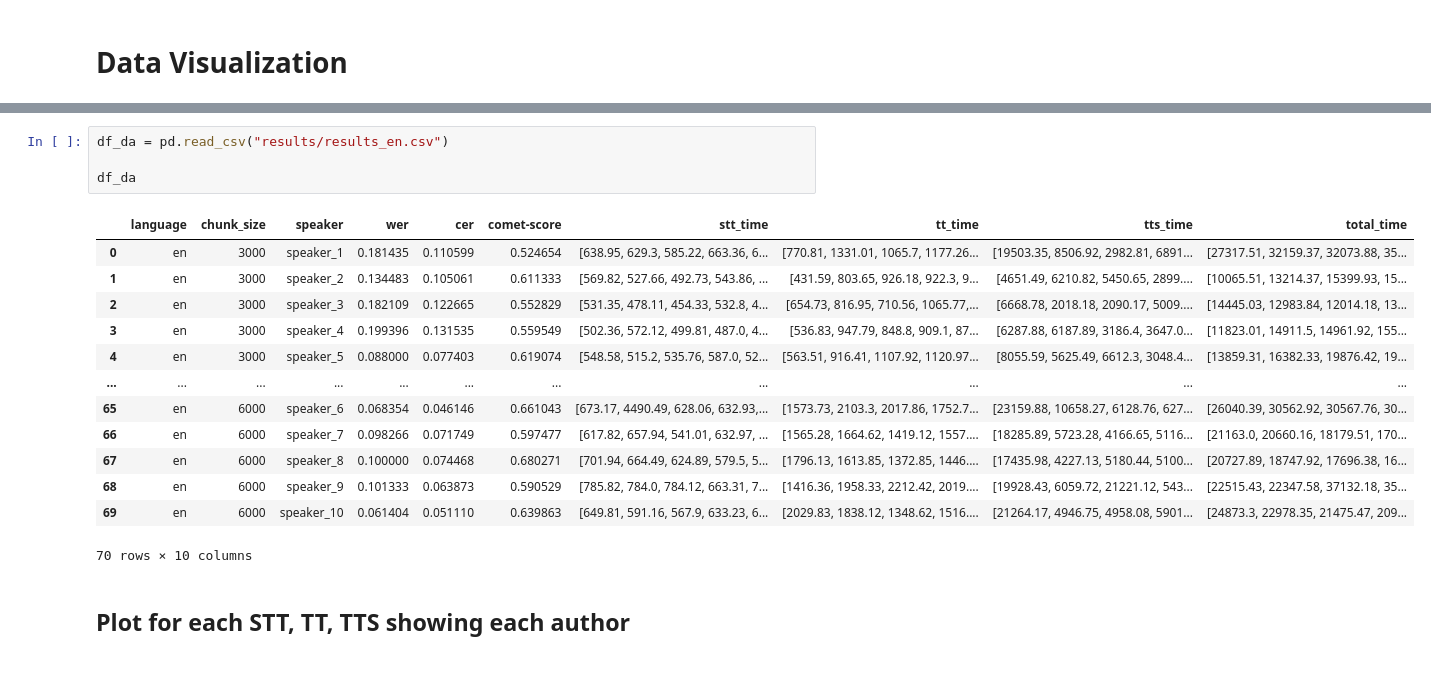
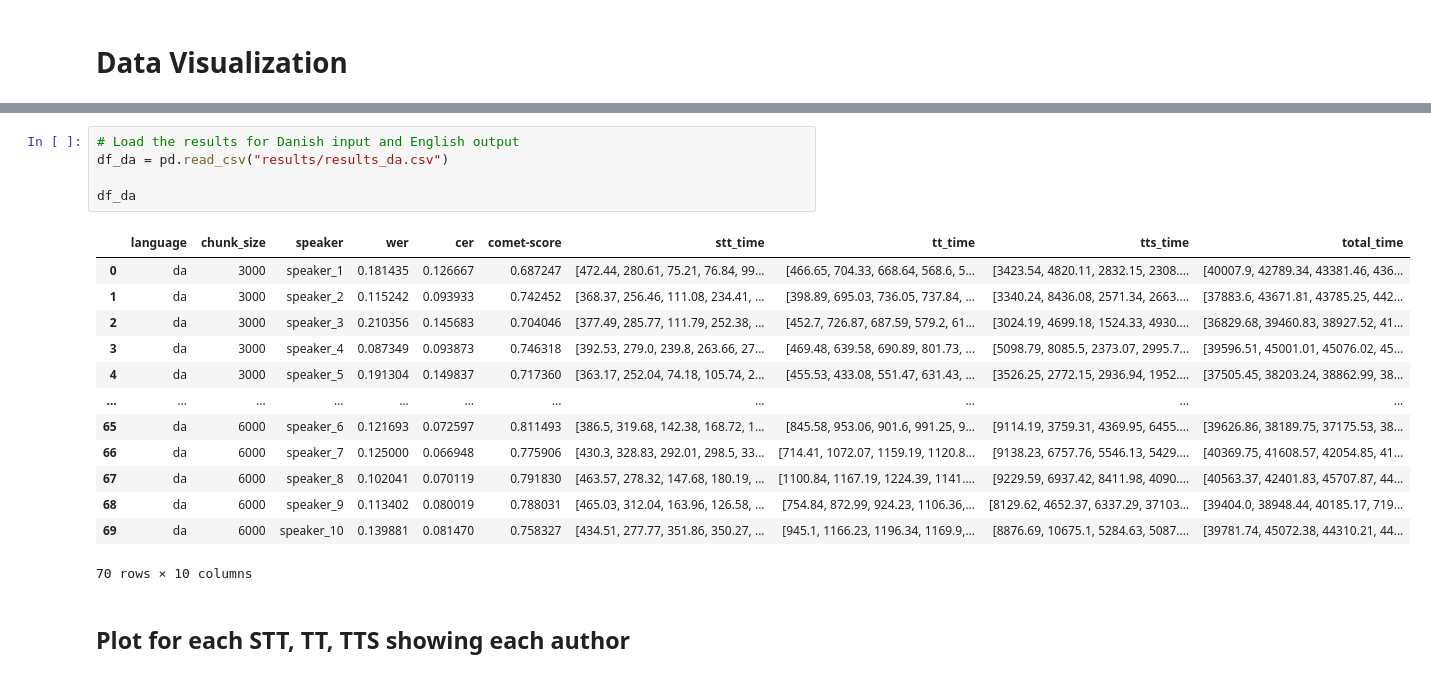
Before and after one commit to claralb2002/AI-Based-Video-dubbing, a Jupyter notebook: processing_results.ipynb, the cells around one changed output, grey strips where cells are left out. Cells and saved outputs as stored; diff of their text form.

```diff
--- a/processing_results.ipynb
+++ b/processing_results.ipynb
@@ -185,21 +193,22 @@ df_en
 70 rows × 10 columns
 # %%
-df_da = pd.read_csv("results/results_en.csv")
+# Load the results for Danish input and English output
+df_da = pd.read_csv("results/results_da.csv")
 
 df_da
 # %% [output]
 |  | language | chunk_size | speaker | wer | cer | comet-score | stt_time | tt_time | tts_time | total_time |
-| 0 | en | 3000 | speaker_1 | 0.181435 | 0.110599 | 0.524654 | [638.95, 629.3, 585.22, 663.36, 6... | [770.81, 1331.01, 1065.7, 1177.26... | [19503.35, 8506.92, 2982.81, 6891... | [27317.51, 32159.37, 32073.88, 35... |
-| 1 | en | 3000 | speaker_2 | 0.134483 | 0.105061 | 0.611333 | [569.82, 527.66, 492.73, 543.86, ... | [431.59, 803.65, 926.18, 922.3, 9... | [4651.49, 6210.82, 5450.65, 2899.... | [10065.51, 13214.37, 15399.93, 15... |
-| 2 | en | 3000 | speaker_3 | 0.182109 | 0.122665 | 0.552829 | [531.35, 478.11, 454.33, 532.8, 4... | [654.73, 816.95, 710.56, 1065.77,... | [6668.78, 2018.18, 2090.17, 5009.... | [14445.03, 12983.84, 12014.18, 13... |
-| 3 | en | 3000 | speaker_4 | 0.199396 | 0.131535 | 0.559549 | [502.36, 572.12, 499.81, 487.0, 4... | [536.83, 947.79, 848.8, 909.1, 87... | [6287.88, 6187.89, 3186.4, 3647.0... | [11823.01, 14911.5, 14961.92, 155... |
-| 4 | en | 3000 | speaker_5 | 0.088000 | 0.077403 | 0.619074 | [548.58, 515.2, 535.76, 587.0, 52... | [563.51, 916.41, 1107.92, 1120.97... | [8055.59, 5625.49, 6612.3, 3048.4... | [13859.31, 16382.33, 19876.42, 19... |
+| 0 | da | 3000 | speaker_1 | 0.181435 | 0.126667 | 0.687247 | [472.44, 280.61, 75.21, 76.84, 99... | [466.65, 704.33, 668.64, 568.6, 5... | [3423.54, 4820.11, 2832.15, 2308.... | [40007.9, 42789.34, 43381.46, 436... |
+| 1 | da | 3000 | speaker_2 | 0.115242 | 0.093933 | 0.742452 | [368.37, 256.46, 111.08, 234.41, ... | [398.89, 695.03, 736.05, 737.84, ... | [3340.24, 8436.08, 2571.34, 2663.... | [37883.6, 43671.81, 43785.25, 442... |
+| 2 | da | 3000 | speaker_3 | 0.210356 | 0.145683 | 0.704046 | [377.49, 285.77, 111.79, 252.38, ... | [452.7, 726.87, 687.59, 579.2, 61... | [3024.19, 4699.18, 1524.33, 4930.... | [36829.68, 39460.83, 38927.52, 41... |
+| 3 | da | 3000 | speaker_4 | 0.087349 | 0.093873 | 0.746318 | [392.53, 279.0, 239.8, 263.66, 27... | [469.48, 639.58, 690.89, 801.73, ... | [5098.79, 8085.5, 2373.07, 2995.7... | [39596.51, 45001.01, 45076.02, 45... |
+| 4 | da | 3000 | speaker_5 | 0.191304 | 0.149837 | 0.717360 | [363.17, 252.04, 74.18, 105.74, 2... | [455.53, 433.08, 551.47, 631.43, ... | [3526.25, 2772.15, 2936.94, 1952.... | [37505.45, 38203.24, 38862.99, 38... |
 | ... | ... | ... | ... | ... | ... | ... | ... | ... | ... | ... |
-| 65 | en | 6000 | speaker_6 | 0.068354 | 0.046146 | 0.661043 | [673.17, 4490.49, 628.06, 632.93,... | [1573.73, 2103.3, 2017.86, 1752.7... | [23159.88, 10658.27, 6128.76, 627... | [26040.39, 30562.92, 30567.76, 30... |
-| 66 | en | 6000 | speaker_7 | 0.098266 | 0.071749 | 0.597477 | [617.82, 657.94, 541.01, 632.97, ... | [1565.28, 1664.62, 1419.12, 1557.... | [18285.89, 5723.28, 4166.65, 5116... | [21163.0, 20660.16, 18179.51, 170... |
-| 67 | en | 6000 | speaker_8 | 0.100000 | 0.074468 | 0.680271 | [701.94, 664.49, 624.89, 579.5, 5... | [1796.13, 1613.85, 1372.85, 1446.... | [17435.98, 4227.13, 5180.44, 5100... | [20727.89, 18747.92, 17696.38, 16... |
-| 68 | en | 6000 | speaker_9 | 0.101333 | 0.063873 | 0.590529 | [785.82, 784.0, 784.12, 663.31, 7... | [1416.36, 1958.33, 2212.42, 2019.... | [19928.43, 6059.72, 21221.12, 543... | [22515.43, 22347.58, 37132.18, 35... |
-| 69 | en | 6000 | speaker_10 | 0.061404 | 0.051110 | 0.639863 | [649.81, 591.16, 567.9, 633.23, 6... | [2029.83, 1838.12, 1348.62, 1516.... | [21264.17, 4946.75, 4958.08, 5901... | [24873.3, 22978.35, 21475.47, 209... |
+| 65 | da | 6000 | speaker_6 | 0.121693 | 0.072597 | 0.811493 | [386.5, 319.68, 142.38, 168.72, 1... | [845.58, 953.06, 901.6, 991.25, 9... | [9114.19, 3759.31, 4369.95, 6455.... | [39626.86, 38189.75, 37175.53, 38... |
+| 66 | da | 6000 | speaker_7 | 0.125000 | 0.066948 | 0.775906 | [430.3, 328.83, 292.01, 298.5, 33... | [714.41, 1072.07, 1159.19, 1120.8... | [9138.23, 6757.76, 5546.13, 5429.... | [40369.75, 41608.57, 42054.85, 41... |
+| 67 | da | 6000 | speaker_8 | 0.102041 | 0.070119 | 0.791830 | [463.57, 278.32, 147.68, 180.19, ... | [1100.84, 1167.19, 1224.39, 1141.... | [9229.59, 6937.42, 8411.98, 4090.... | [40563.37, 42401.83, 45707.87, 44... |
+| 68 | da | 6000 | speaker_9 | 0.113402 | 0.080019 | 0.788031 | [465.03, 312.04, 163.96, 126.58, ... | [754.84, 872.99, 924.23, 1106.36,... | [8129.62, 4652.37, 6337.29, 37103... | [39404.0, 38948.44, 40185.17, 719... |
+| 69 | da | 6000 | speaker_10 | 0.139881 | 0.081470 | 0.758327 | [434.51, 277.77, 351.86, 350.27, ... | [945.1, 1166.23, 1196.34, 1169.9,... | [8876.69, 10675.1, 5284.63, 5087.... | [39781.74, 45072.38, 44310.21, 44... |
 70 rows × 10 columns
 # %% [markdown]
 ## Plot for each STT, TT, TTS showing each author
```
Also changed, not shown: parts of 22 cells of this notebook.
